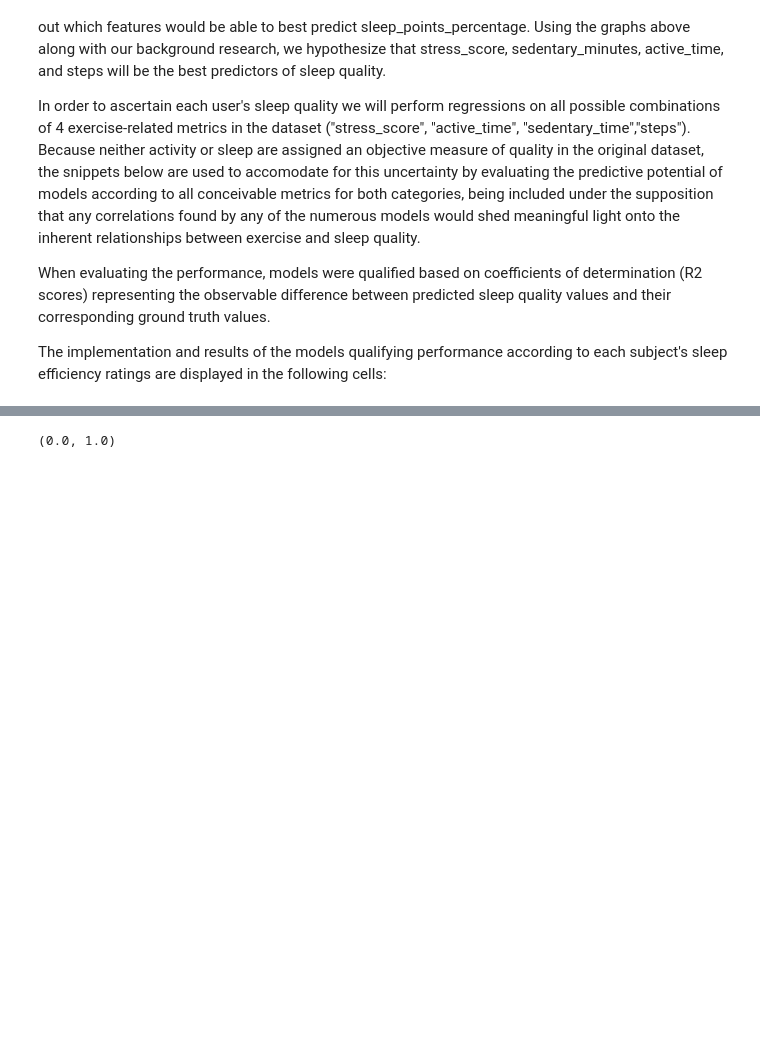
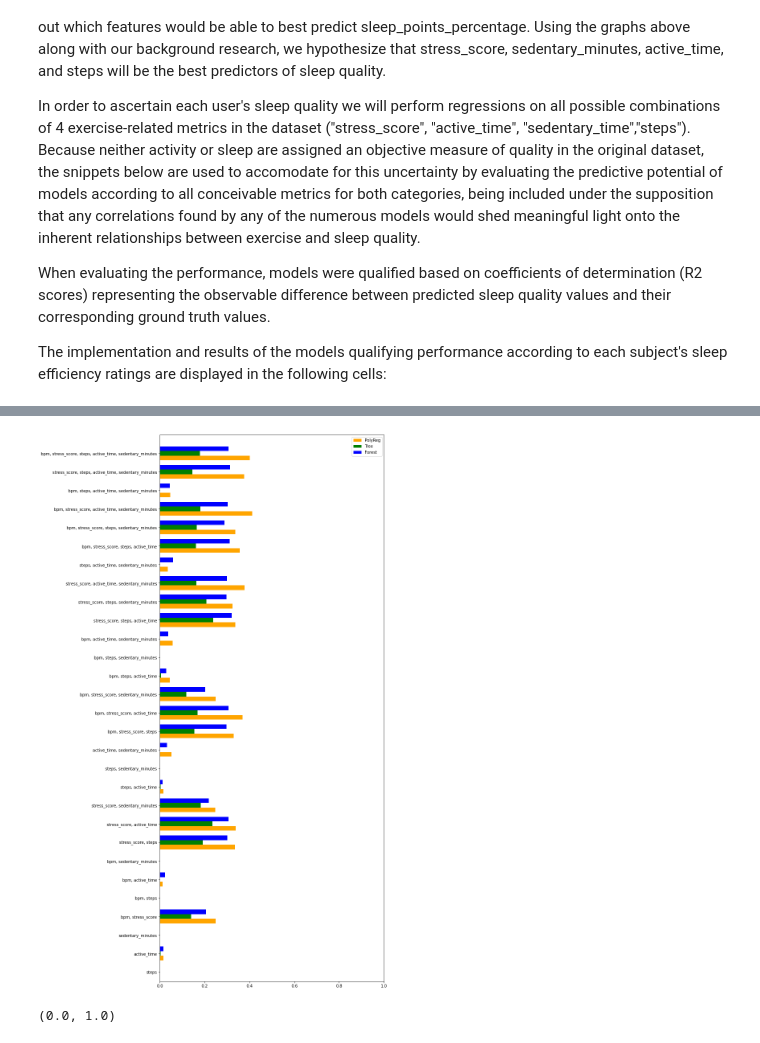
Before and after one commit to COGS118A/Group000-Wi23, a Jupyter notebook: FinalProjectGroup000-Wi23.ipynb, the cells around one changed output, grey strips where cells are left out. Drawn from its saved outputs; the diff is of its cells as text; code cells hidden in the pictures; blank space fills up the shorter version.

Commit message:
Created CV Methods and Fixed Scores

```diff
--- a/FinalProjectGroup000-Wi23.ipynb
+++ b/FinalProjectGroup000-Wi23.ipynb
@@ -319,0 +272,2 @@ for i in range(1, 5):
+# %%
+polyreg_scores = cross_val_eval("polynomial");
@@ -373,0 +294,2 @@ for i in range(1, 5):
+# %%
+tree_scores = cross_val_eval("tree");
@@ -375,0 +316,2 @@ In the above cell we are using the ensemble random forest regression algorithm w
+# %%
+forest_scores = cross_val_eval("forest")
@@ -376,3 +336,36 @@ In the above cell we are using the ensemble random forest regression algorithm w
+# %%
+temp = []
+
+for i in range(1,6):
+    combs = list(itertools.combinations(['bpm', 'stress_score', 'steps', 'active_time', 'sedentary_minutes'], i))
+    for j in range(len(combs)):
+        combs[j] = list(combs[j])
+        str = ""
+        for k in range(len(combs[j])):
+            str += ''.join(combs[j][k])
+            str += ", "
+        str = str[:-2]
+        temp.append(str)
+
+df_1 = pd.DataFrame(dict(graph=temp,n=polyreg_scores, m=tree_scores, o=forest_scores))
+
+ind = np.arange(len(df_1))
+width = 0.25
+
+fig, ax = plt.subplots()
+ax.barh(ind - width, df_1.n, width, color='orange', label='PolyReg')
+ax.barh(ind, df_1.m, width, color='green', label='Tree')
+ax.barh(ind + width, df_1.o, width, color='blue', label='Forest')
+
+ax.set(yticks=ind, yticklabels=df_1.graph, xlim=[0, 1], ylim=[10*width - 1, len(df_1)])
+ax.legend()
+
+fig.set_figheight(25)
+fig.set_figwidth(10)
+
+plt.show()
+# %% [output]
+[figure, added]
 # %%
 fig, axes = plt.subplots(2, 4, figsize=(20, 10), sharey=True)
 
```
Also changed, not shown: parts of 18 cells of this notebook.
